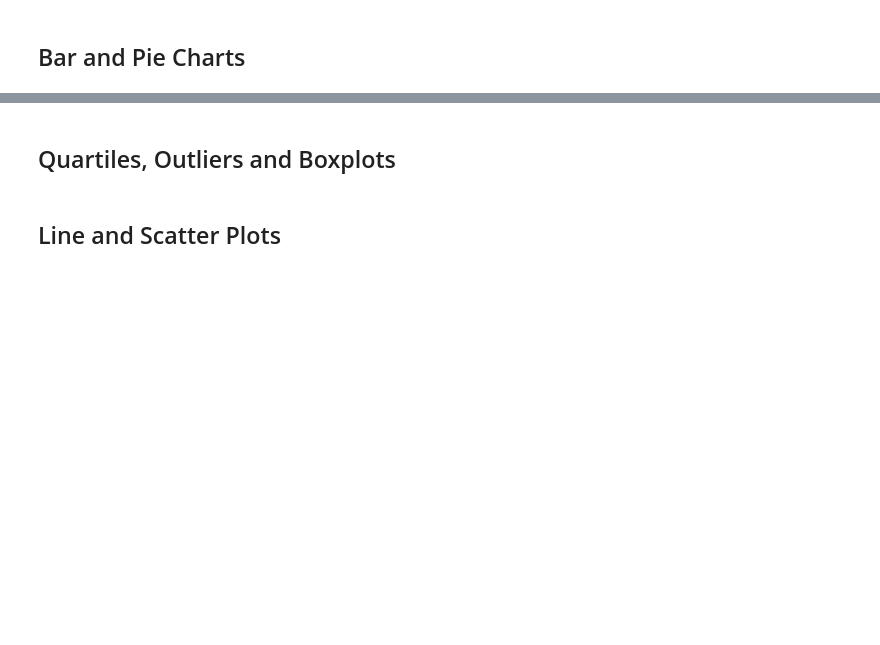
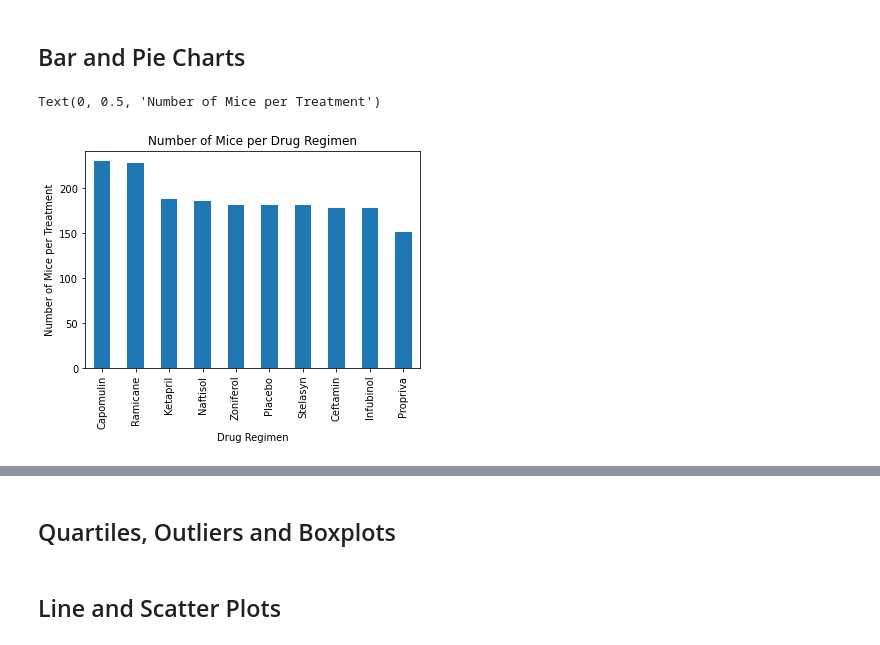
Before and after one commit to jump8621/Matplotlib_PowerofPlots, a Jupyter notebook: actual-Copy2.ipynb, the cells around one changed output, grey strips where cells are left out. Saved outputs shown, nothing was run; the diff lists cells and outputs as text; code cells hidden in the pictures; blank space fills up the shorter version.

```diff
--- a/actual-Copy2.ipynb
+++ b/actual-Copy2.ipynb
@@ -349,2 +379,15 @@ summary_df.head(10)
 # %% [markdown]
 ## Bar and Pie Charts
+# %%
+# Generate a bar plot showing the total number of mice for each treatment throughout the course of the study using pandas.
+
+
+plotdata = merge2_df['Drug Regimen'].value_counts()
+plotdata.plot(kind="bar")
+
+plt.title("Number of Mice per Drug Regimen")
+plt.xlabel("Drug Regimen")
+plt.ylabel("Number of Mice per Treatment")
+# %% [output]
+Text(0, 0.5, 'Number of Mice per Treatment')
+[figure, added]
```
Also changed, not shown: parts of 6 cells of this notebook.
